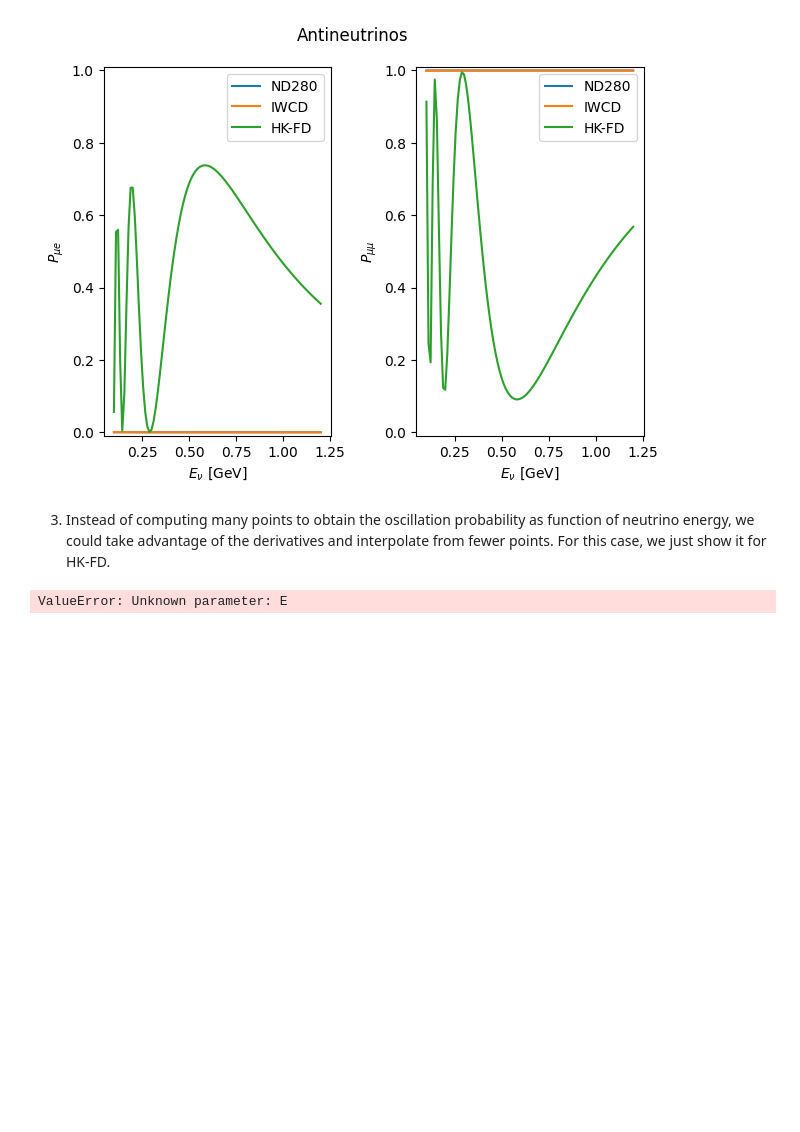
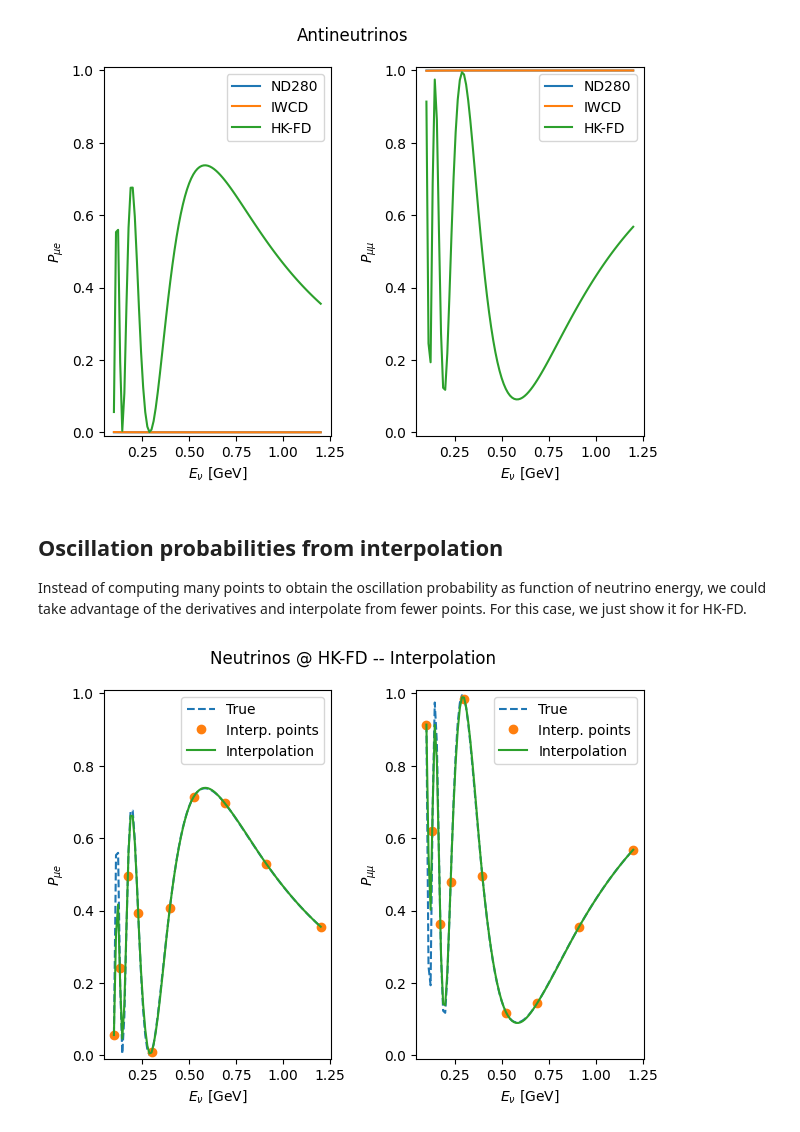
Before and after one commit to pabloferm/CHIC, a Jupyter notebook: examples/python/example.ipynb, the cells around one changed output. Cells and saved outputs as stored; diff of their text form; code cells hidden in the pictures; blank space fills up the shorter version.

Commit message:
Jupyter notebook, energy derivative and update readme

```diff
--- a/examples/python/example.ipynb
+++ b/examples/python/example.ipynb
@@ -79,42 +80,48 @@ plt.show()
 # %% [output]
 [figure]
 # %% [markdown]
-3. Instead of computing many points to obtain the oscillation probability as function of neutrino energy, we could take advantage of the derivatives and interpolate from fewer points. For this case, we just show it for HK-FD.
+## Oscillation probabilities from interpolation
+Instead of computing many points to obtain the oscillation probability as function of neutrino energy, we could take advantage of the derivatives and interpolate from fewer points. For this case, we just show it for HK-FD.
 # %%
 from scipy.interpolate import CubicHermiteSpline
 
 Enu_few = np.geomspace(0.1, 1.2, 10)
 P_mumu = np.zeros_like(Enu_few)
 P_mue = np.zeros_like(Enu_few)
 dP_mumu = np.zeros_like(Enu_few)
 dP_mue = np.zeros_like(Enu_few)
 
-dch = pychic.CHICDIFF("neutrino")
-for i, E in enumerate(Enu):
+dch = pychic.CHICDIFF("antineutrino")
+for i, E in enumerate(Enu_few):
     P = dch.compute_oscillations(E, detectors["HK-FD"])
     P_mue[i] = P[1][0]
     P_mumu[i] = P[1][1]
     dP = dch.compute_oscillations_derivatives("E", E, detectors["HK-FD"])
-    dP_mue[i] = P[1][0]
-    dP_mumu[i] = P[1][1]
+    dP_mue[i] = dP[1][0]
+    dP_mumu[i] = dP[1][1]
 del dch
 
 fig, (ax1, ax2) = plt.subplots(1, 2)
 fig.suptitle("Neutrinos @ HK-FD -- Interpolation")
-ax1.plot(Enu, P_nu_mue["HK-FD"], label="True")
+
+ax1.plot(Enu, P_nu_mue["HK-FD"], "--", label="True")
 P_mue_interp = CubicHermiteSpline(Enu_few, P_mue, dP_mue)
-ax1.plot(Enu_few, P_mue_interp(Enu), label="Interpolation")
+ax1.plot(Enu_few, P_mue, "o", label="Interp. points")
+ax1.plot(Enu, P_mue_interp(Enu), label="Interpolation")
 ax1.legend()
-ax2.plot(Enu, P_nu_mumu["HK-FD"], label="True")
+
+ax2.plot(Enu, P_nu_mumu["HK-FD"], "--", label="True")
 P_mumu_interp = CubicHermiteSpline(Enu_few, P_mumu, dP_mumu)
-ax1.plot(Enu_few, P_mumu_interp(Enu), label="Interpolation")
+ax2.plot(Enu_few, P_mumu, "o", label="Interp. points")
+ax2.plot(Enu, P_mumu_interp(Enu), label="Interpolation")
 ax2.legend()
 
 ax1.set(xlabel=r"$E_{\nu}$ [GeV]", ylabel=r"$P_{\mu e}$")
 ax1.set_ylim([-0.01, 1.01])
 ax2.set(xlabel=r"$E_{\nu}$ [GeV]", ylabel=r"$P_{\mu \mu}$")
 ax2.set_ylim([-0.01, 1.01])
+
 plt.tight_layout()
 plt.show()
 # %% [output]
-ValueError: Unknown parameter: E
+[figure, added]
```
Also changed, not shown: parts of 11 cells of this notebook, 2 other files.
